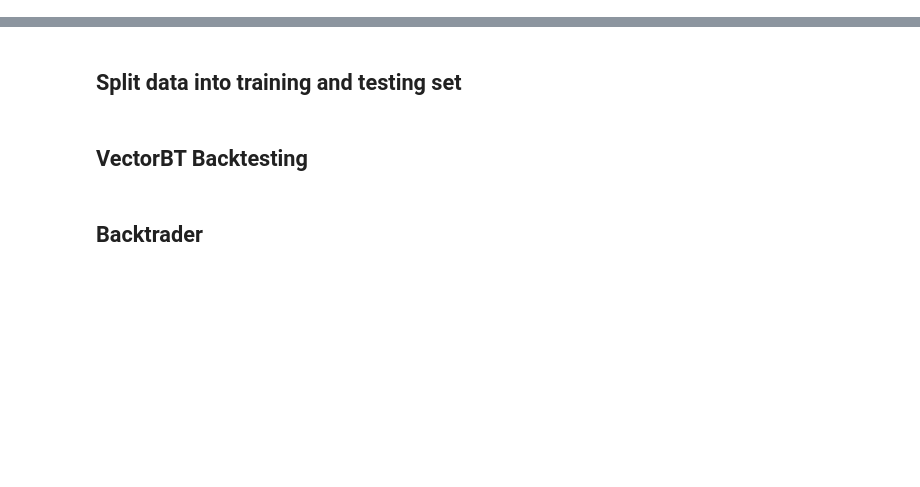
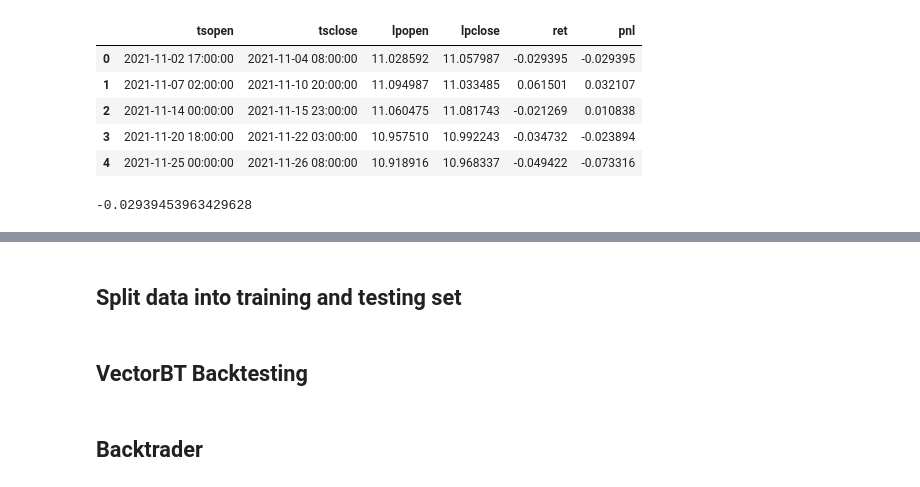
Before and after one commit to petarkabashki/pk-crypto-tools, a Jupyter notebook: 2024-research/donchian-breakout.ipynb, the cells around one changed output, grey strips where cells are left out. Saved outputs shown, nothing was run; the diff lists cells and outputs as text; code cells hidden in the pictures; blank space fills up the shorter version.

```diff
--- a/2024-research/donchian-breakout.ipynb
+++ b/2024-research/donchian-breakout.ipynb
@@ -142,3 +149,15 @@ for x in exit_points: ax1.axvline(x,color='red');ax2.axvline(x,color='red')
 # %%
-len(data.index[np.append([0],itrades[:,1])])
-np.append([0],(lclose.values[itrades[:,1]] - lclose.values[itrades[:,0]])).shape
+# len(data.index[np.append([0],itrades[:,1])])
+# np.append([0],(lclose.values[itrades[:,1]] - lclose.values[itrades[:,0]])).shape
+# itrades[:,2] < 0
+trades = pd.DataFrame({'tsopen':data.index[itrades[:,0]], 'tsclose':data.index[itrades[:,1]], 'lpopen': lclose.values[itrades[:,1]], 'lpclose': lclose.values[itrades[:,0]] })
+trades['ret'] = trades.lpopen - trades.lpclose
+trades['pnl'] = trades.ret.cumsum()
+trades
+# %% [output]
+|  | tsopen | tsclose | lpopen | lpclose | ret | pnl |
+| 0 | 2021-11-02 17:00:00 | 2021-11-04 08:00:00 | 11.028592 | 11.057987 | -0.029395 | -0.029395 |
+| 1 | 2021-11-07 02:00:00 | 2021-11-10 20:00:00 | 11.094987 | 11.033485 | 0.061501 | 0.032107 |
+| 2 | 2021-11-14 00:00:00 | 2021-11-15 23:00:00 | 11.060475 | 11.081743 | -0.021269 | 0.010838 |
+| 3 | 2021-11-20 18:00:00 | 2021-11-22 03:00:00 | 10.957510 | 10.992243 | -0.034732 | -0.023894 |
+| 4 | 2021-11-25 00:00:00 | 2021-11-26 08:00:00 | 10.918916 | 10.968337 | -0.049422 | -0.073316 |
@@ -147,3 +164,7 @@ pd.Series(positions).diff().abs().sum()
+# %%
+lclose['2021-11-02 17:00:00':'2021-11-04 08:00:00'].diff().sum()
+# %% [output]
+-0.02939453963429628
 # %%
 trade_details
 # %%
```
Also changed, not shown: parts of 13 cells of this notebook, 25 other files.
